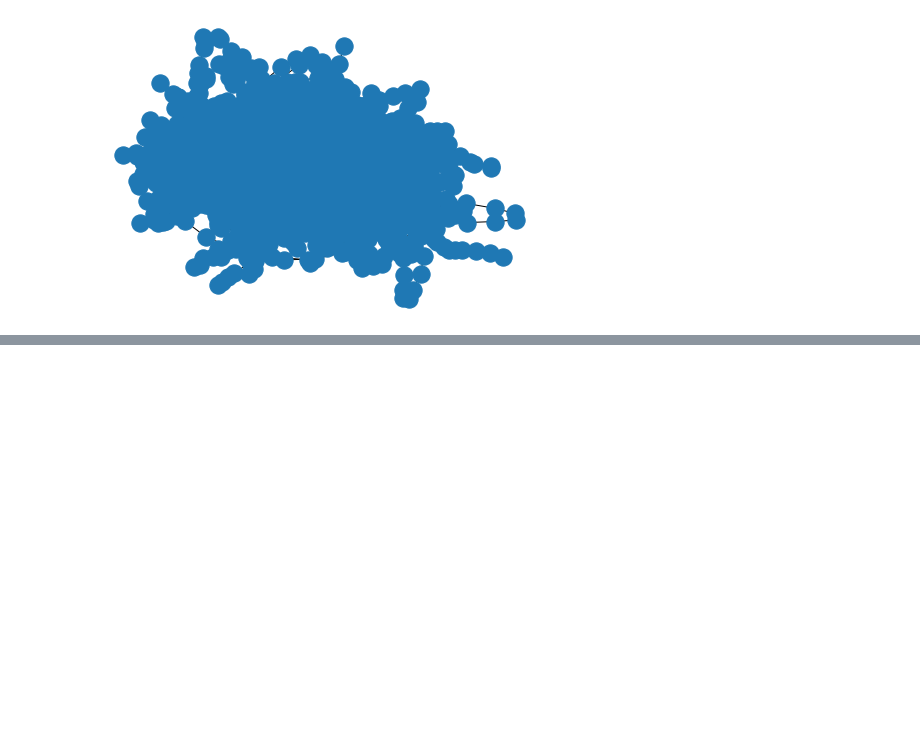
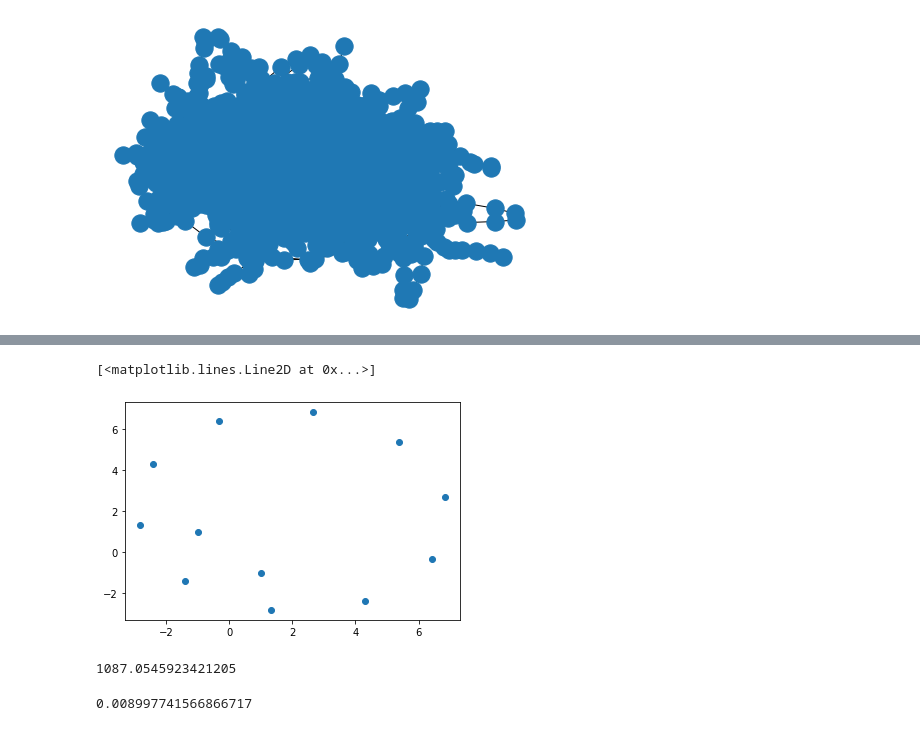
Before and after one commit to ArtoLord/BestWay, a Jupyter notebook: data/data_processing.ipynb, the cells around one changed output, grey strips where cells are left out. Cells and saved outputs as stored; diff of their text form; code cells hidden in the pictures; blank space fills up the shorter version.

```diff
--- a/data/data_processing.ipynb
+++ b/data/data_processing.ipynb
@@ -88,0 +269,29 @@ with open("nodes.json", "w") as f:
+# %%
+from math import sqrt, sin, cos
+from typing import Union
+
+
+@dataclass
+class Vector:
+    x: float
+    y: float
+
+    def __add__(self, other):
+        return Vector(self.x+other.x, self.y+other.y)
+
+    def __neg__(self):
+        return Vector(-self.x, -self.y)
+
+    def __sub__(self, other):
+        return self + (-other)
+
+    def __abs__(self):
+        return sqrt(self.x**2 + self.y**2)
+
+    def __mul__(self, other):
+        return self.x * other.x + self.y * other.y
+
+    def rotate(self, fi: float):
+        x, y = self.x, self.y
+        self.x = x * cos(fi) - y * sin(fi)
+        self.y = x * sin(fi) + y * cos(fi)
@@ -88,0 +338,4 @@ with open("nodes.json", "w") as f:
+# %%
+a = Vector(1., 3.)
+b = Vector(3., 1.)
+points = list(elipse_generator(a, b, 10, 10))
@@ -88,0 +346,8 @@ with open("nodes.json", "w") as f:
+# %%
+x = [p.x for p in points]
+y = [p.y for p in points]
+x += [-1., 1.]
+y += [1., -1.]
+
+for p in points:
+    print(abs(a-p) + abs(b-p))
@@ -88,0 +365,5 @@ with open("nodes.json", "w") as f:
+# %%
+pt.plot(x, y, 'o')
+# %% [output]
+[<matplotlib.lines.Line2D at 0x...>]
+[figure, added]
@@ -88,0 +403,8 @@ with open("nodes.json", "w") as f:
+# %%
+sum(map(lambda x: get_distance(*x), zip(current_way[:-1], current_way[1:]))) * 111_139
+# %% [output]
+1087.0545923421205
+# %%
+1000/111_139
+# %% [output]
+0.008997741566866717
```
Also changed, not shown: parts of 36 cells of this notebook, 7 other files.
